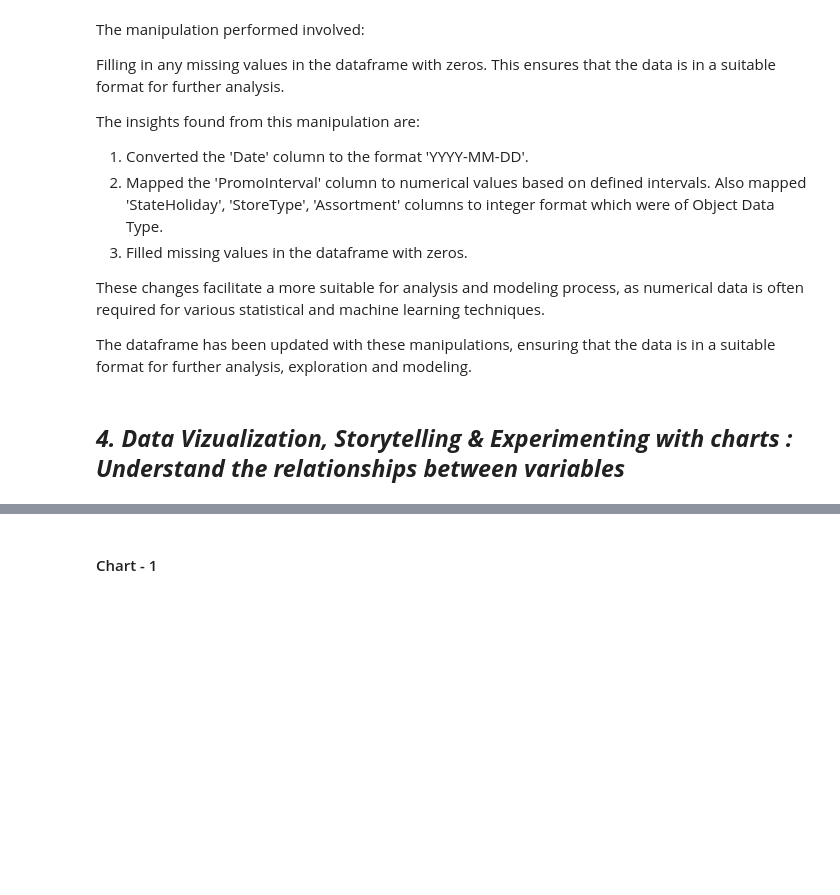
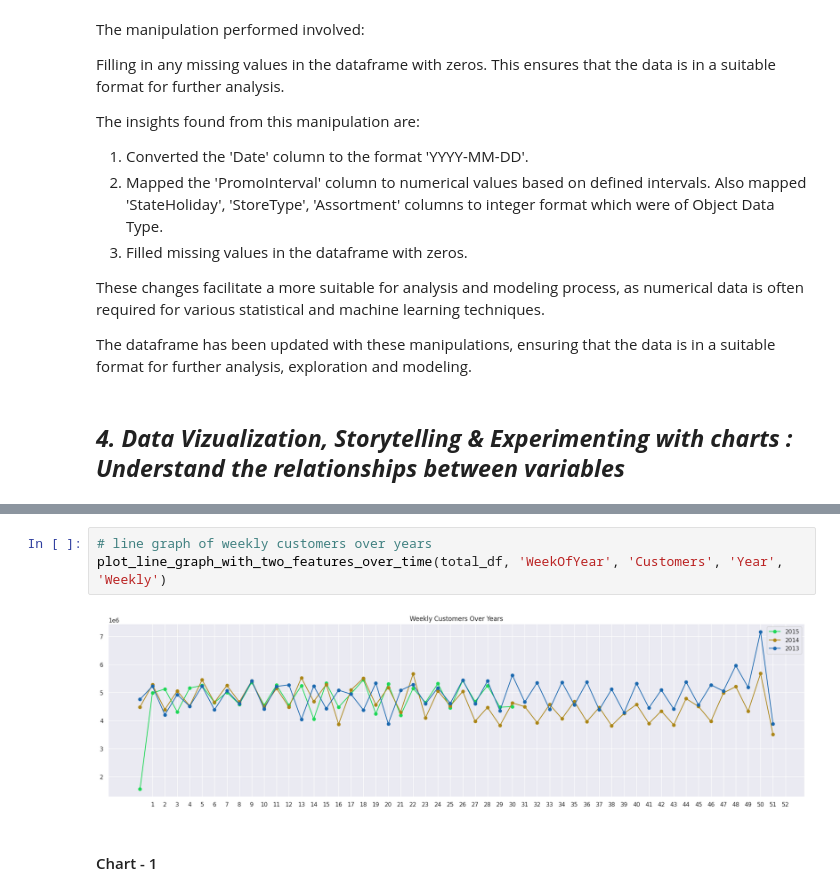
Before and after one commit to dipakpatil2001/Regression-Project-Retail_Sales_Prediction, a Jupyter notebook: Regression_Project_Retail_Sales_Prediction.ipynb, the cells around one changed output, grey strips where cells are left out. Saved outputs shown, nothing was run; the diff lists cells and outputs as text; blank space fills up the shorter version.

```diff
--- a/Regression_Project_Retail_Sales_Prediction.ipynb
+++ b/Regression_Project_Retail_Sales_Prediction.ipynb
@@ -647,3 +707,8 @@ The dataframe has been updated with these manipulations, ensuring that the data
+# %%
+# line graph of weekly customers over years
+plot_line_graph_with_two_features_over_time(total_df, 'WeekOfYear', 'Customers', 'Year', 'Weekly')
+# %% [output]
+[figure, added]
 # %% [markdown]
 #### Chart - 1
 # %%
```
Also changed, not shown: parts of 63 cells of this notebook.
